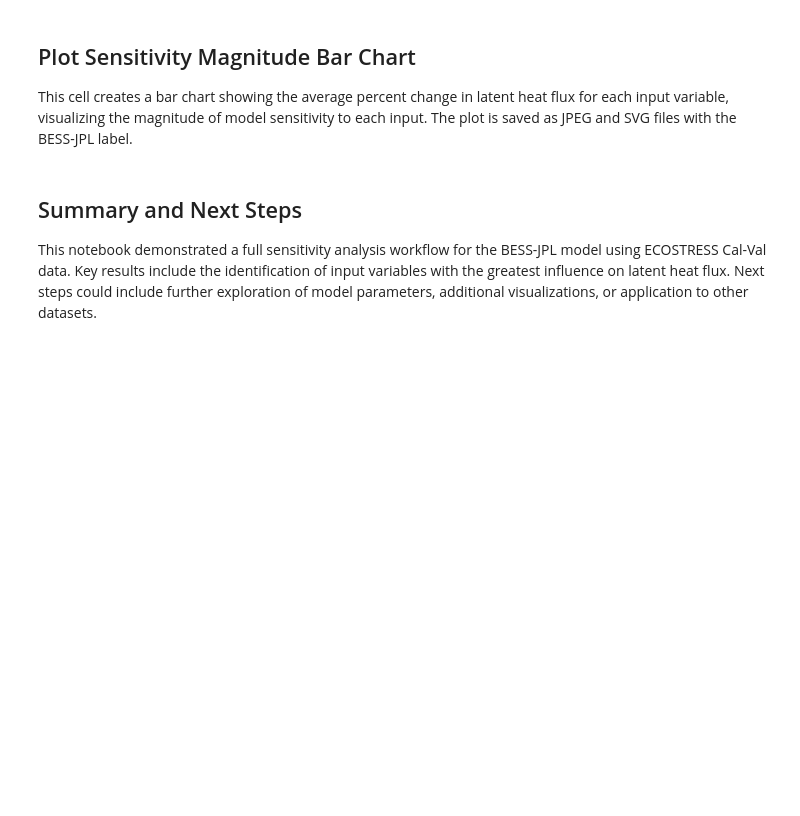
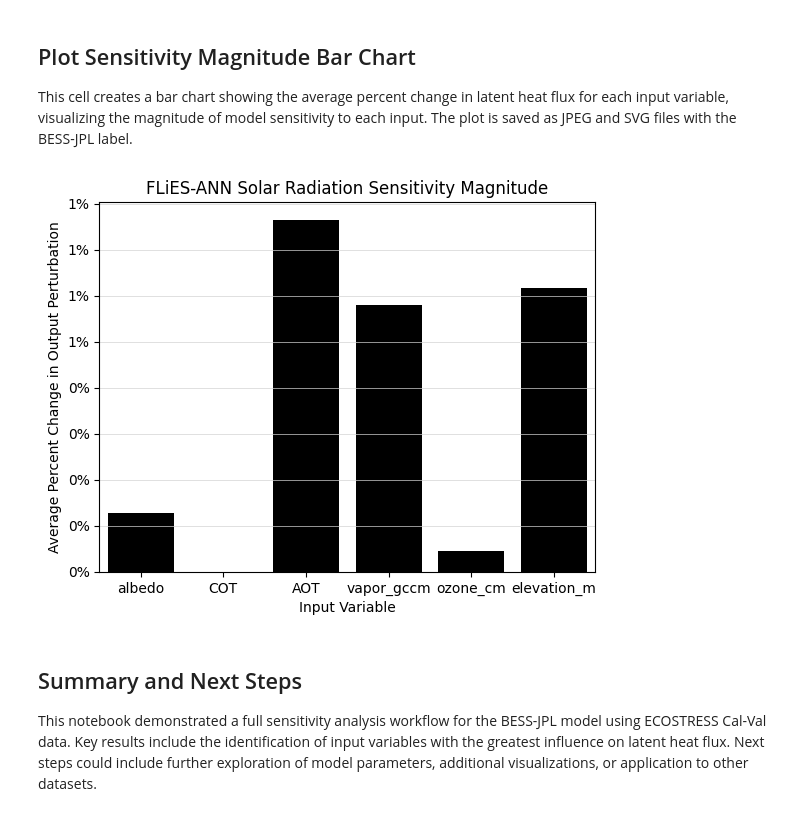
Before and after one commit to gregory-halverson/FLiESANN, a Jupyter notebook: notebooks/FLiESANN Sensitivity with ECOv002 Cal-Val.ipynb, the cells around one changed output. Cells and saved outputs as stored; diff of their text form; code cells hidden in the pictures; blank space fills up the shorter version.

```diff
--- a/notebooks/FLiESANN Sensitivity with ECOv002 Cal-Val.ipynb
+++ b/notebooks/FLiESANN Sensitivity with ECOv002 Cal-Val.ipynb
@@ -459,23 +475,26 @@ Rn_sensitivity_metrics_df
 
 This cell creates a bar chart showing the average percent change in latent heat flux for each input variable, visualizing the magnitude of model sensitivity to each input. The plot is saved as JPEG and SVG files with the BESS-JPL label.
 # %%
-# df = Rn_sensitivity_metrics_df
-# df = df[(df.output_variable == "SWin_Wm2") & (df.metric == "mean_normalized_change")]
-# ax = sns.barplot(x=df.input_variable, y=df.value * 100, color='black')
+df = SWin_sensitivity_metrics_df
+df = df[(df.output_variable == "SWin_Wm2") & (df.metric == "mean_normalized_change")]
+df = df.reset_index(drop=True)
+ax = sns.barplot(x=df.input_variable, y=df.value * 100, color='black')
 # ax.set_xticklabels(["Surface\nTemperature", "Albedo", "Air\nTemperature", "Relative\nHumidity"])
-# plt.xlabel("Input Variable")
-# plt.ylabel("Average Percent Change in Output Perturbation")
-# plt.title("BESS-JPL Net Radiation Sensitivity Magnitude")
-# # plt.ylim(0, 160)  # Set y-axis range from 0 to 160
-# plt.grid(axis='y', color='lightgray', linestyle='-', linewidth=0.5)  # Add light gray horizontal gridlines only
+plt.xlabel("Input Variable")
+plt.ylabel("Average Percent Change in Output Perturbation")
+plt.title("FLiES-ANN Solar Radiation Sensitivity Magnitude")
+# plt.ylim(0, 160)  # Set y-axis range from 0 to 160
+plt.grid(axis='y', color='lightgray', linestyle='-', linewidth=0.5)  # Add light gray horizontal gridlines only
 
-# # Add percent sign to y-axis tick labels
-# ax.yaxis.set_major_formatter(FuncFormatter(lambda y, _: f'{int(y)}%'))
+# Add percent sign to y-axis tick labels
+ax.yaxis.set_major_formatter(FuncFormatter(lambda y, _: f'{int(y)}%'))
 
-# plt.savefig("BESS-JPL Net Radiation Sensitivity Magnitude.jpeg", format='jpeg', bbox_inches='tight')
-# plt.savefig("BESS-JPL Net Radiation Sensitivity Magnitude.svg", format='svg', bbox_inches='tight')
+plt.savefig("FLiES-ANN Solar Radiation Sensitivity Magnitude.jpeg", format='jpeg', bbox_inches='tight')
+plt.savefig("FLiES-ANN Solar Radiation Sensitivity Magnitude.svg", format='svg', bbox_inches='tight')
 
-# plt.show()
+plt.show()
+# %% [output]
+[figure, added]
 # %% [markdown]
 ## Summary and Next Steps
 
```
Also changed, not shown: parts of 10 cells of this notebook, 6 other files.
